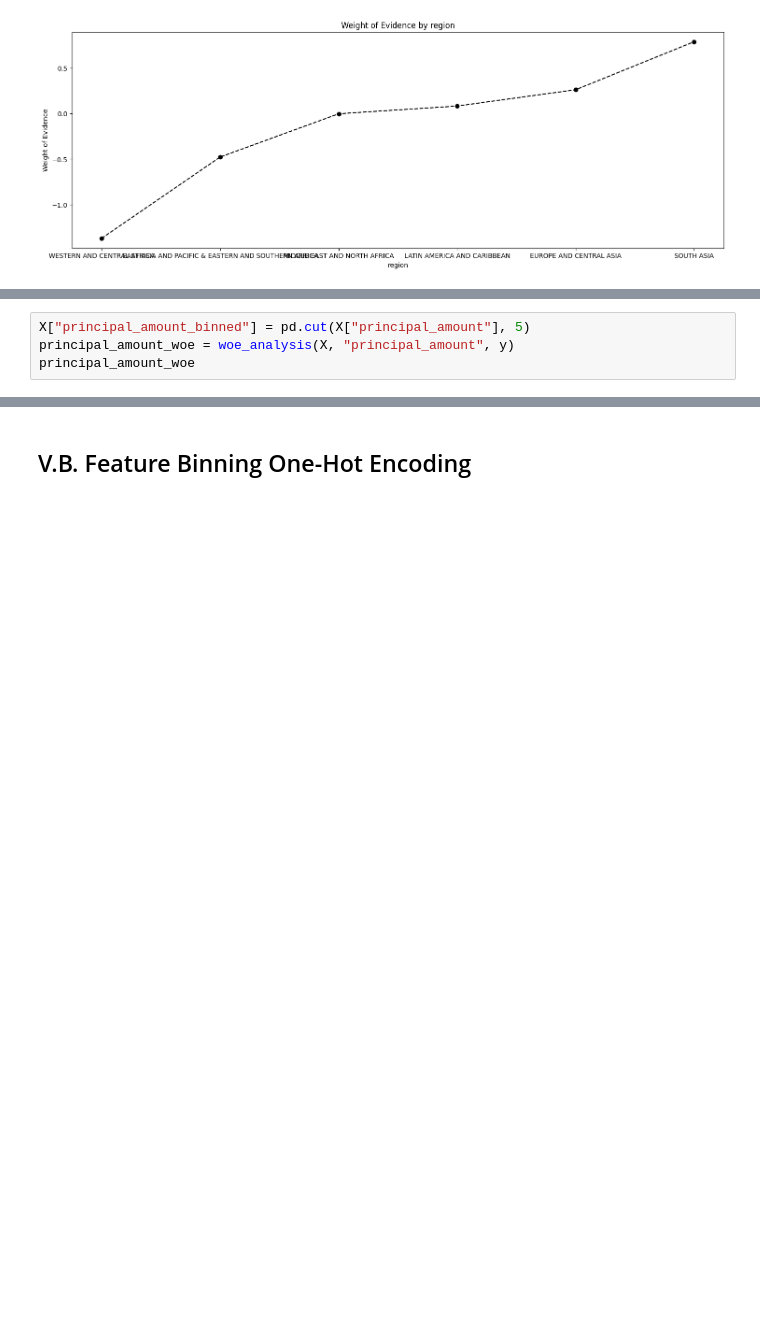
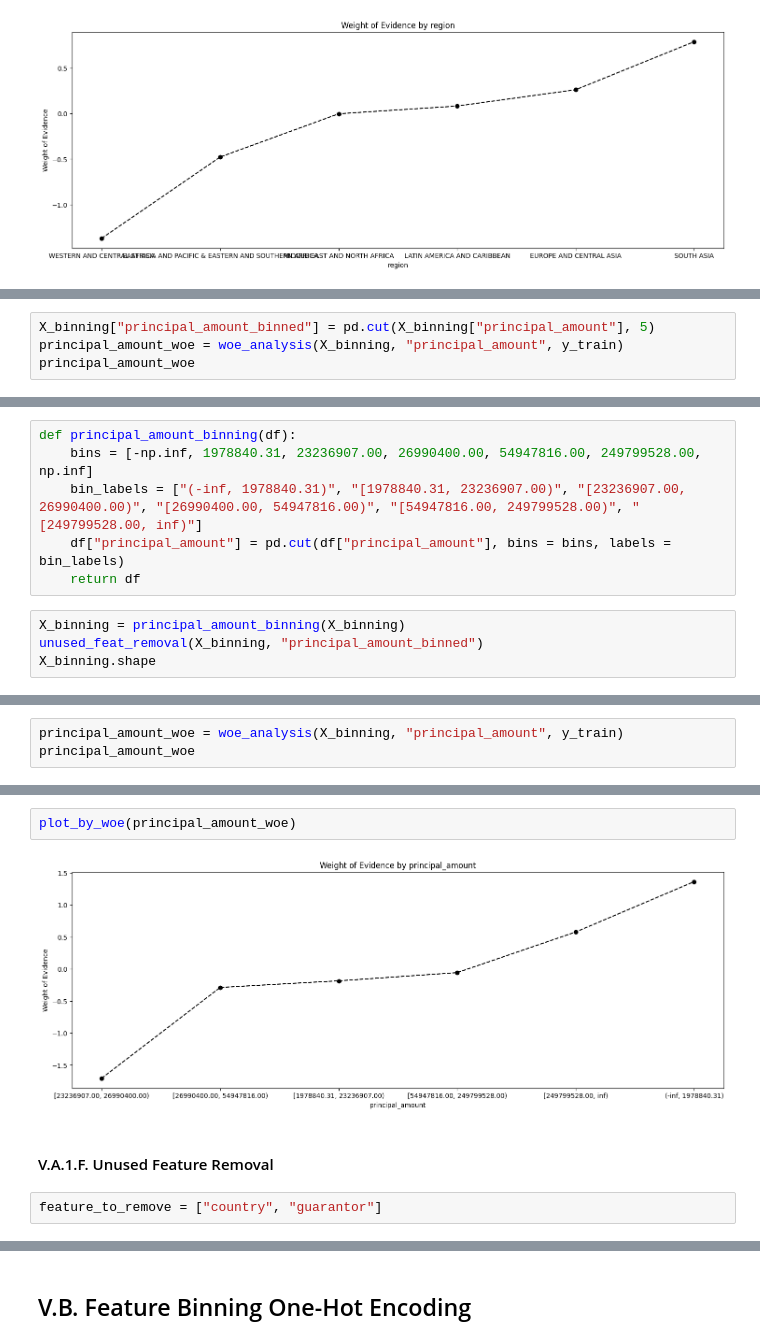
Before and after one commit to hardefarogonondo/IBRD-credit-scorecard-predictive-engine, a Jupyter notebook: notebooks/3_feature_engineering/feature_engineering.ipynb, the cells around one changed output, grey strips where cells are left out. Drawn from its saved outputs; the diff is of its cells as text; blank space fills up the shorter version.

```diff
--- a/notebooks/3_feature_engineering/feature_engineering.ipynb
+++ b/notebooks/3_feature_engineering/feature_engineering.ipynb
@@ -662,4 +485,4 @@ plot_by_woe(loan_type_woe)
 # %%
-X["principal_amount_binned"] = pd.cut(X["principal_amount"], 5)
-principal_amount_woe = woe_analysis(X, "principal_amount", y)
+X_binning["principal_amount_binned"] = pd.cut(X_binning["principal_amount"], 5)
+principal_amount_woe = woe_analysis(X_binning, "principal_amount", y_train)
 principal_amount_woe
@@ -674,0 +511,10 @@ plot_by_woe(country_guarantor_status_woe)
+# %%
+def principal_amount_binning(df):
+    bins = [-np.inf, 1978840.31, 23236907.00, 26990400.00, 54947816.00, 249799528.00, np.inf]
+    bin_labels = ["(-inf, 1978840.31)", "[1978840.31, 23236907.00)", "[23236907.00, 26990400.00)", "[26990400.00, 54947816.00)", "[54947816.00, 249799528.00)", "[249799528.00, inf)"]
+    df["principal_amount"] = pd.cut(df["principal_amount"], bins = bins, labels = bin_labels)
+    return df
+# %%
+X_binning = principal_amount_binning(X_binning)
+unused_feat_removal(X_binning, "principal_amount_binned")
+X_binning.shape
@@ -674,0 +532,3 @@ plot_by_woe(country_guarantor_status_woe)
+# %%
+principal_amount_woe = woe_analysis(X_binning, "principal_amount", y_train)
+principal_amount_woe
@@ -674,0 +543,8 @@ plot_by_woe(country_guarantor_status_woe)
+# %%
+plot_by_woe(principal_amount_woe)
+# %% [output]
+[figure, added]
+# %% [markdown]
+#### V.A.1.F. Unused Feature Removal
+# %%
+feature_to_remove = ["country", "guarantor"]
```
Also changed, not shown: parts of 75 cells of this notebook.
